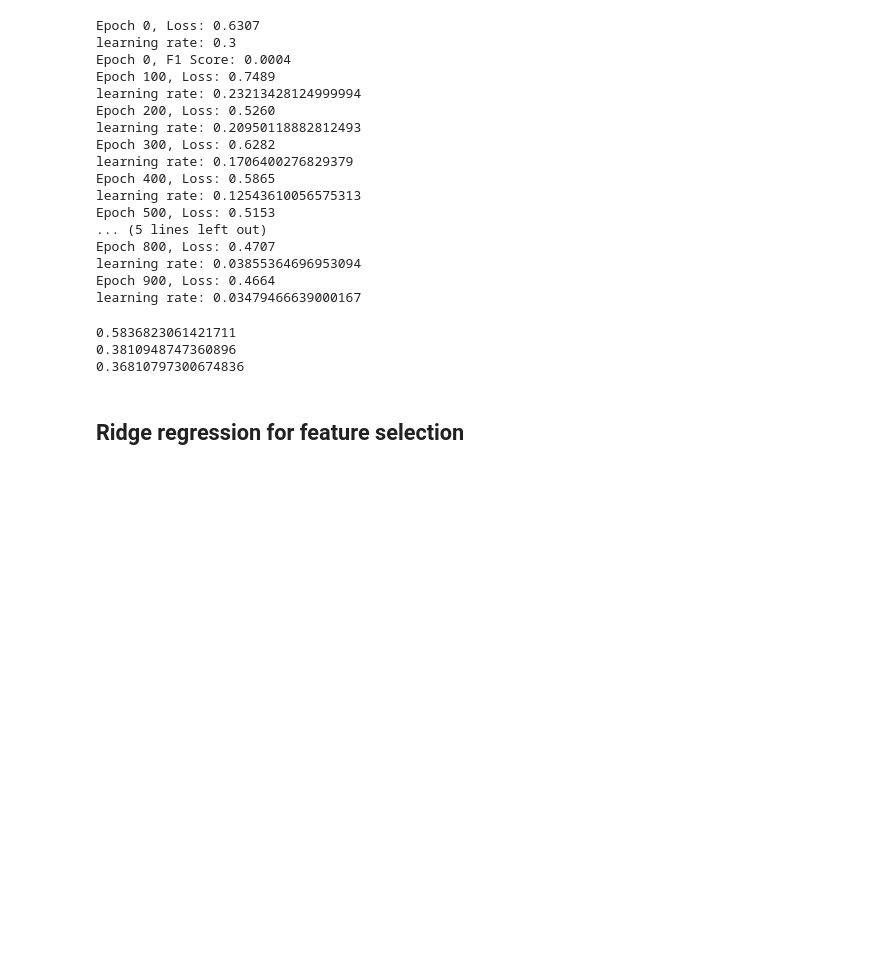
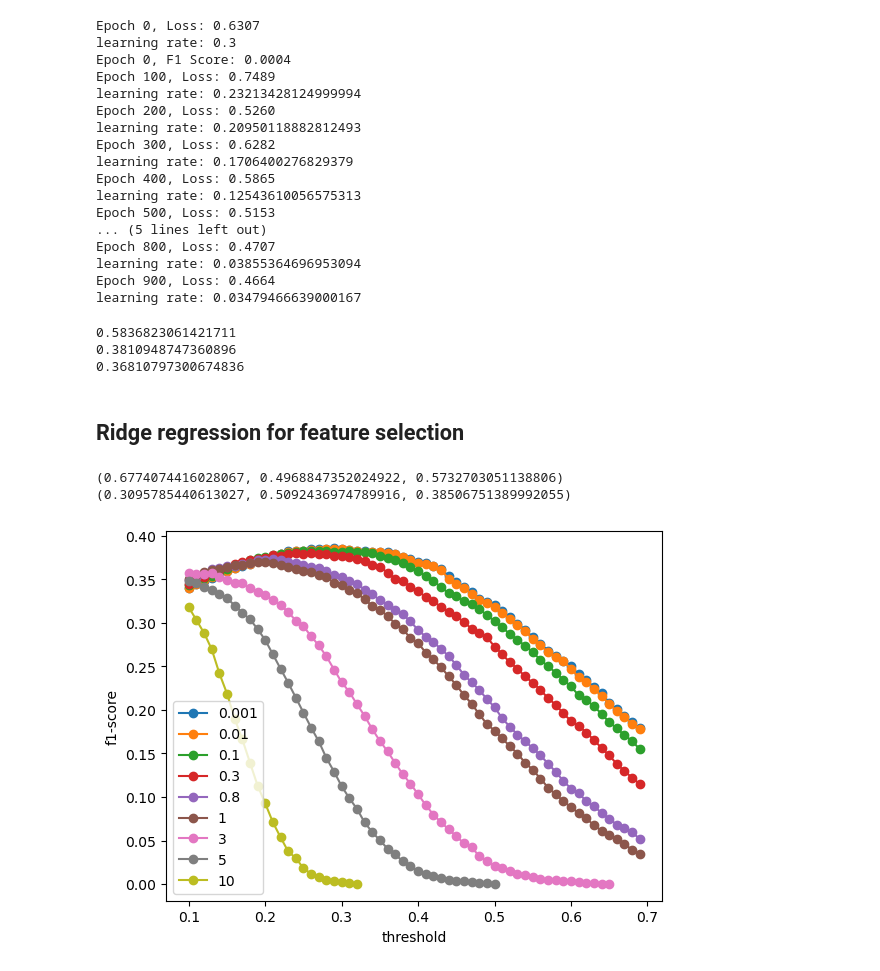
Before and after one commit to epfml/ml-project-1-whai, a Jupyter notebook: preprocessing.ipynb, the cells around one changed output. Drawn from its saved outputs; the diff is of its cells as text; code cells hidden in the pictures; blank space fills up the shorter version.

Commit message:
tried ridge regression and log regression after data cleaning, feature selection to be performed

```diff
--- a/preprocessing.ipynb
+++ b/preprocessing.ipynb
@@ -276,3 +297,24 @@ print(model.compute_f1_score(x_val_scaled,y_val.reshape(-1,1)))
 0.36810797300674836
 # %% [markdown]
 ## Ridge regression for feature selection
+# %%
+w_opt,loss=ridge_regression(y_tra1,x_tra_scaled1,lambda_=0.01)
+# %%
+print(compute_scores(x_tra_scaled1,w_opt,y=y_tra1,threshold=0.3,apply_sigmoid=False))
+print(compute_scores(x_val_scaled,w_opt,y=y_val,threshold=0.29,apply_sigmoid=False))
+# %% [output]
+(0.6774074416028067, 0.4968847352024922, 0.5732703051138806)
+(0.3095785440613027, 0.5092436974789916, 0.38506751389992055)
+# %%
+thr_l=np.arange(0.1,0.7,0.01)
+for lambda_ in [0.001,0.01,0.1,0.3,0.8,1,3,5,10]:
+    w_opt,loss=ridge_regression(y_tra1,x_tra_scaled1,lambda_=lambda_)
+
+    f1_scores=[compute_scores(x_val_scaled,w_opt,y_val,threshold=t,apply_sigmoid=False)[2] for t in thr_l]
+    plt.plot(thr_l,f1_scores,marker='o',label=str(lambda_))
+    plt.xlabel("threshold")
+    plt.ylabel("f1-score")
+plt.legend()
+plt.show()
+# %% [output]
+[figure, added]
```
Also changed, not shown: parts of 6 cells of this notebook.
